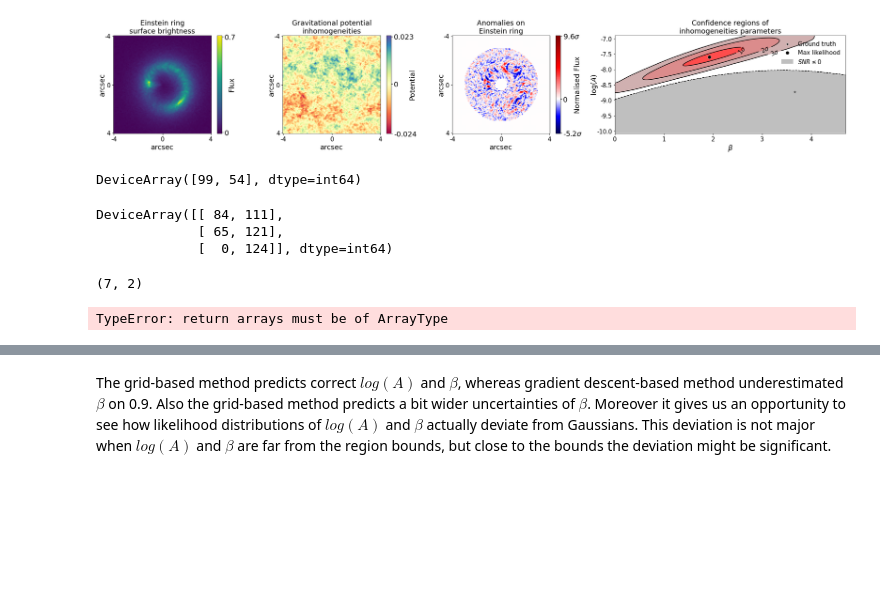
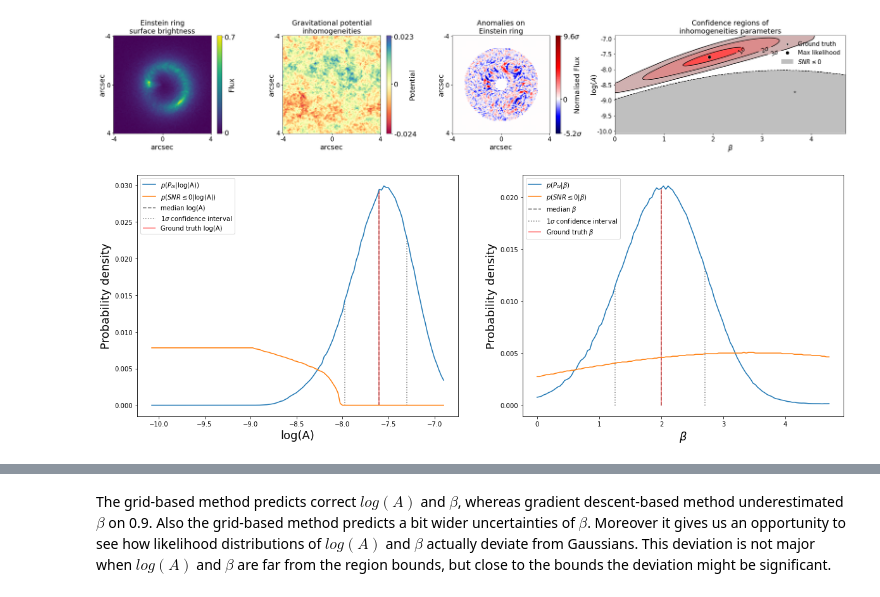
Before and after one commit to Herculens/herculens, a Jupyter notebook: GRF_perturbations/Notebooks/starting_guide.ipynb, the cells around one changed output, grey strips where cells are left out. Drawn from its saved outputs; the diff is of its cells as text; code cells hidden in the pictures; blank space fills up the shorter version.

Commit message:
1d likelihoods in guide + renew unit tests

```diff
--- a/GRF_perturbations/Notebooks/starting_guide.ipynb
+++ b/GRF_perturbations/Notebooks/starting_guide.ipynb
@@ -467,7 +448,7 @@ The whole computation took  approximately 2 days.
 #Spectra_grid=compute_spectra_grid_batch(logA_array) # What we would get by uniting all the batches from the function above
 
 #The grid computed for the unperturbed Source-Lens setup used in this notebook
-Spectra_grid=np.load('../Processing_scripts/results/Radial_spectra/Spectra_grid.npz')['arr_0']
+Spectra_grid=np.load('../Processing_scripts/results/Spectra_grid.npz')['arr_0']
 # %%
 # TODO: make separate module for grid_processing
 from GRF_perturbations.Modules.Spectra_grid_processing import compute_SNR_grid,Infer_GRF,plot_Inference_results
@@ -511,47 +492,49 @@ plt.tight_layout(h_pad=3,w_pad=2)
 # %% [output]
 [figure]
 # %%
-from GRF_perturbations.Modules.Inference import get_conf_intervals
+parameter_arrays=[logA_array,Beta_array]
+predictions=[logA_pred_index,Beta_pred_index]
+confidence_intervals=[logA_conf_intervals,Beta_conf_intervals]
 
-logA_conf_int_indices=logA_conf_intervals[0]
-Beta_conf_int_indices=Beta_conf_intervals[0]
-
-
-title_arg=['A',r'$\beta$']
+title_arg=['log(A)',r'$\beta$']
 arg_array=[logA_array,Beta_array]
 true_value=[-7.6,2]
 
 fig,ax=plt.subplots(1,2,figsize=(20,7))
 
 ax[0].set_xlabel('log(A)',fontsize=FS)
 ax[1].set_xlabel(r'$\beta$',fontsize=FS)
 
 
 
 for i in range(2):
+    parameter_array=parameter_arrays[i] # values of parameter (e.g. logA)
+    prediction_index=predictions[i] # index of median of 1d likelihood of parameter
+    low_confidence_index=confidence_intervals[i][0,0] # index of low 1sigma confidence bound
+    high_confidence_index=confidence_intervals[i][0,1] # index of high 1sigma confidence bound
+
+    # if we get likelihood for logA we marginalise over Beta
     marginalization_index=np.logical_not(i).astype(int)
-    likelihood_1d=Likelihood_grid.sum(axis=marginalization_index)/likelihood.sum()
+    likelihood_1d=Likelihood_grid.sum(axis=marginalization_index)/Likelihood_grid.sum()
     SNR_1d=(SNR_grid<=0).sum(axis=marginalization_index)/SNR_grid.size
 
     #Plots
-    ax[i].plot(arg_array[i],likelihood_1d,label=r'$p(P_{\delta I}|$'+title_arg[i]+'$)$')
-    ax[i].plot(arg_array[i],SNR_1d,label=r'$p(SNR \leq 0|$'+title_arg[i]+'$)$')
+    ax[i].plot(parameter_array,likelihood_1d,label=r'$p(P_{\delta I}|$'+title_arg[i]+'$)$')
+    ax[i].plot(parameter_array,SNR_1d,label=r'$p(SNR \leq 0|$'+title_arg[i]+'$)$')
 
-    #median and confidence intervals
-    median_index=res_matrix[0,i]
-    low_conf_index=res_matrix[1+i*3][0]
-    high_conf_index=res_matrix[1+i*3][1]
     #median
-    ax[i].vlines(arg_array[i][median_index],0,likelihood_1d[median_index],\
+    ax[i].vlines(parameter_array[prediction_index],0,likelihood_1d[prediction_index],\
                  color='k',linestyle='dashed',alpha=0.5,label='median '+title_arg[i])
     #confidence intervals
-    ax[i].vlines(arg_array[i][low_conf_index],0,likelihood_1d[low_conf_index],\
+    ax[i].vlines(parameter_array[low_confidence_index],0,likelihood_1d[low_confidence_index],\
                 color='k',linestyle='dotted',alpha=0.5,label=r'$1\sigma$'+' confidence interval')
-    ax[i].vlines(arg_array[i][high_conf_index],0,likelihood_1d[high_conf_index],\
+    ax[i].vlines(parameter_array[high_confidence_index],0,likelihood_1d[high_confidence_index],\
                 color='k',linestyle='dotted',alpha=0.5)
     #Ground truth value
     true_index=np.argmin(np.abs(arg_array[i]-true_value[i]))
-    ax[i].vlines(arg_array[i][true_index],0,likelihood_1d[true_index],\
+    ax[i].vlines(parameter_array[true_index],0,likelihood_1d[true_index],\
                  color='r',alpha=0.5,label='Ground truth '+title_arg[i])
     ax[i].legend(loc='upper left')
     ax[i].set_ylabel('Probability density',fontsize=FS)
+# %% [output]
+[figure, added]
@@ -564,18 +540,0 @@ q=get_conf_intervals(likelihood)
-# %%
-q[0]
-# %% [output]
-DeviceArray([99, 54], dtype=int64)
-# %%
-q[1:4]
-# %% [output]
-DeviceArray([[ 84, 111],
-             [ 65, 121],
-             [  0, 124]], dtype=int64)
-# %%
-q.shape
-# %% [output]
-(7, 2)
-# %%
-np.ceil(np.array([0.1234]),2)
-# %% [output]
-TypeError: return arrays must be of ArrayType
```
Also changed, not shown: parts of 15 cells of this notebook, 3 other files.
